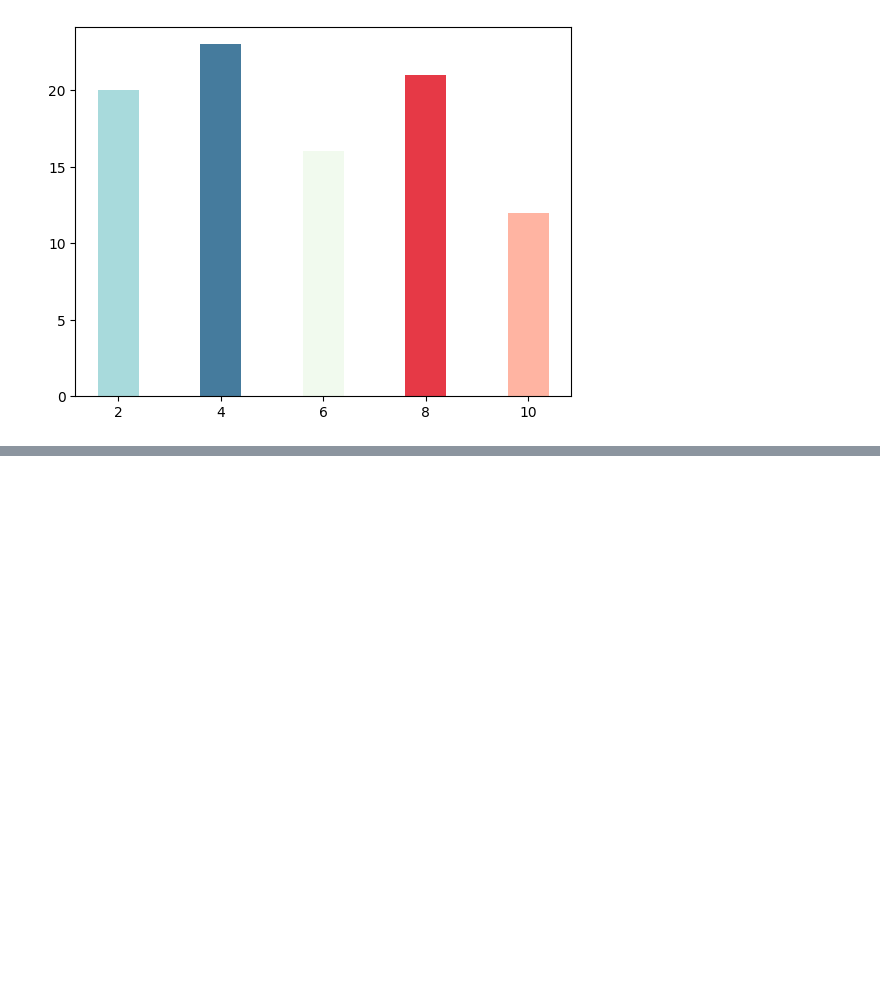
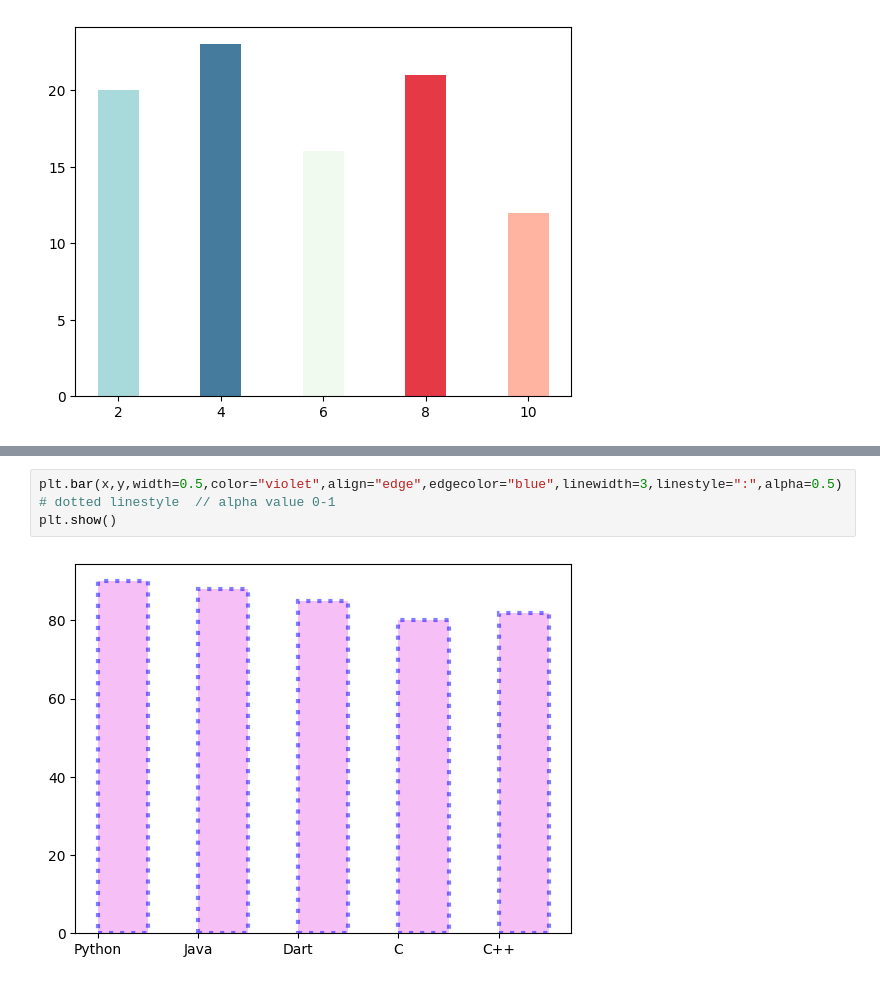
Before and after one commit to NishmthaM/matplotlib_python, a Jupyter notebook: Matplotlib.ipynb, the cells around one changed output, grey strips where cells are left out. Drawn from its saved outputs; the diff is of its cells as text; blank space fills up the shorter version.

```diff
--- a/Matplotlib.ipynb
+++ b/Matplotlib.ipynb
@@ -40,0 +72,5 @@ plt.show()
+# %%
+plt.bar(x,y,width=0.5,color="violet",align="edge",edgecolor="blue",linewidth=3,linestyle=":",alpha=0.5)  # dotted linestyle  // alpha value 0-1
+plt.show()
+# %% [output]
+[figure, added]
```
Also changed, not shown: parts of 8 cells of this notebook.
